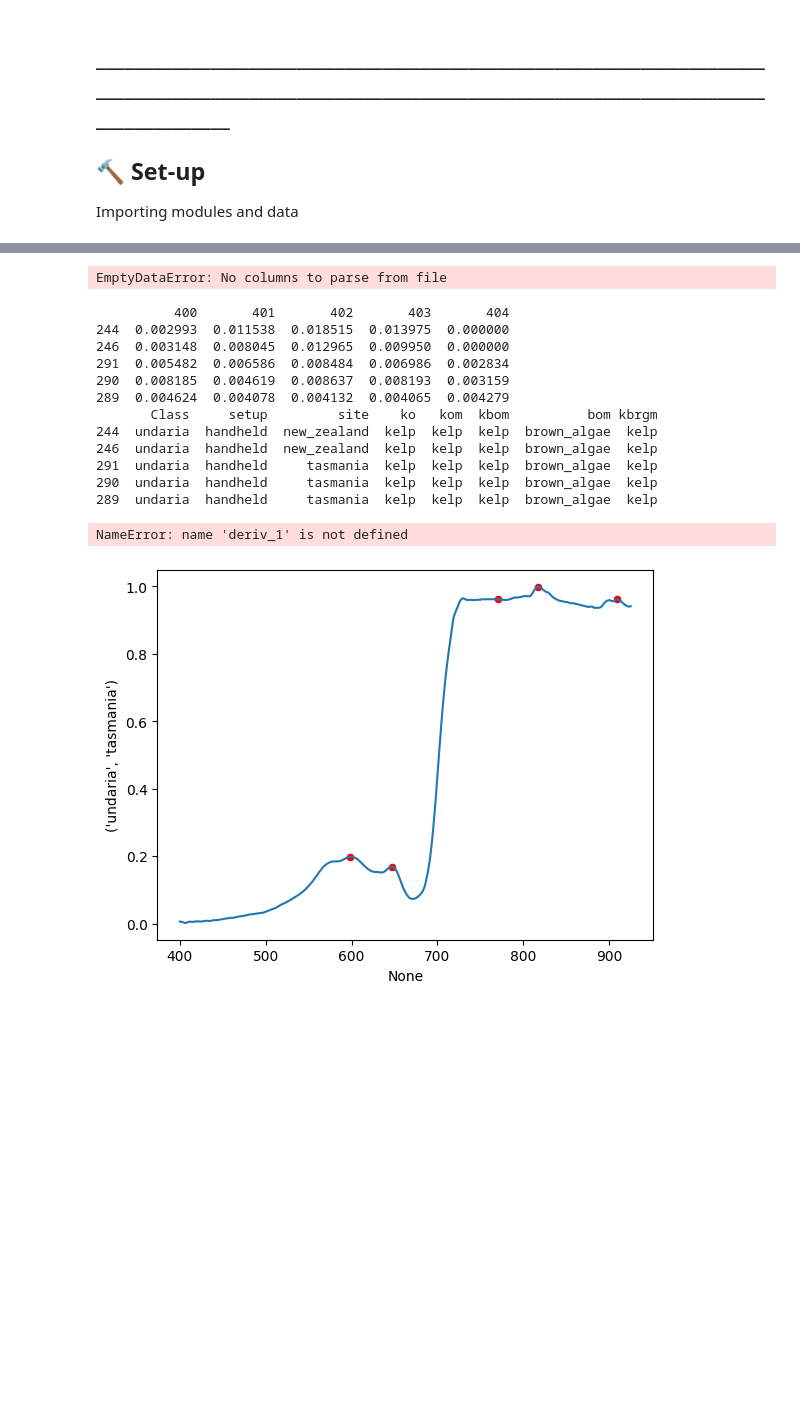
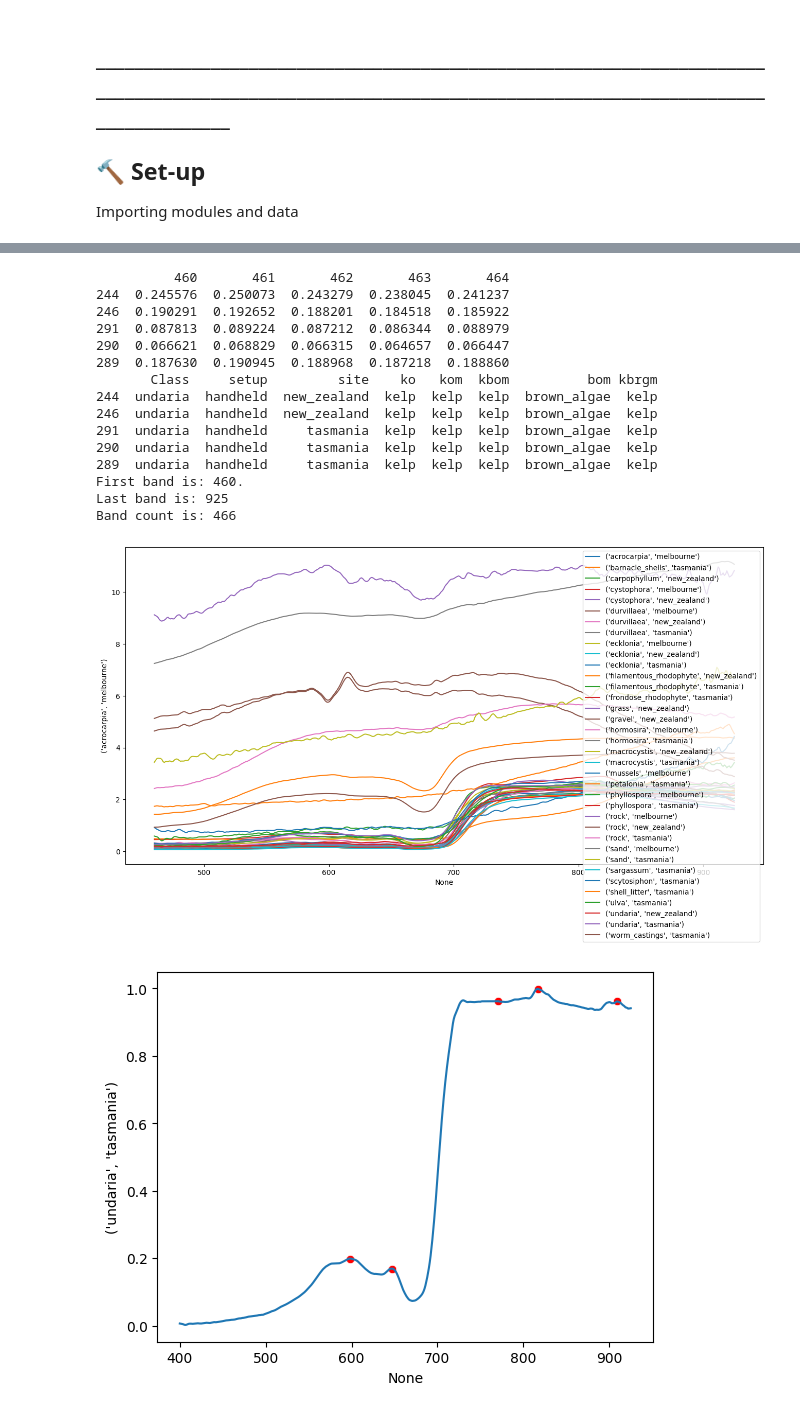
Before and after one commit to uqgrowan/Spectral-Separability-Analysis, a Jupyter notebook: spectral_separability.ipynb, the cells around one changed output, grey strips where cells are left out. Cells and saved outputs as stored; diff of their text form; code cells hidden in the pictures; blank space fills up the shorter version.

Commit message:
debugging
minor fixes to spectral_separability workbook

```diff
--- a/spectral_separability.ipynb
+++ b/spectral_separability.ipynb
@@ -70,29 +30,34 @@ Data filtered from 388 to 388 spectra.
-# %%
-# # If using resampled spectra
-spectra_prepped = pd.read_csv(resample_path)
-start_nm = 0
-end_nm = len(spectra_prepped.columns)
-# %% [output]
-EmptyDataError: No columns to parse from file
+# %%
+# Imporrt prepared spectra and labels
+spectra = pd.read_csv("data/processed/prepped_data_fullres.csv", index_col= 0)
+labels = pd.read_csv("data/labels_prepped.csv", index_col = 0)
+start_nm = spectra.columns[0]
+end_nm = len(spectra.column)
 # %%
 # Check out the first rows and columns of your data/labels
-print(spectra_prepped.iloc[:5, :5])
-print(labels_prepped.head())
+print(spectra.iloc[:5, :5])
+print(labels.head())
+print(f"First band is: {start_nm}.")
+print(f"Last band is: {spectra.columns[-1]}")
+print(f"Band count is: {end_nm}")
 # %% [output]
-          400       401       402       403       404
-244  0.002993  0.011538  0.018515  0.013975  0.000000
-246  0.003148  0.008045  0.012965  0.009950  0.000000
-291  0.005482  0.006586  0.008484  0.006986  0.002834
-290  0.008185  0.004619  0.008637  0.008193  0.003159
-289  0.004624  0.004078  0.004132  0.004065  0.004279
+          460       461       462       463       464
+244  0.245576  0.250073  0.243279  0.238045  0.241237
+246  0.190291  0.192652  0.188201  0.184518  0.185922
+291  0.087813  0.089224  0.087212  0.086344  0.088979
+290  0.066621  0.068829  0.066315  0.064657  0.066447
+289  0.187630  0.190945  0.188968  0.187218  0.188860
        Class     setup         site    ko   kom  kbom          bom kbrgm
 244  undaria  handheld  new_zealand  kelp  kelp  kelp  brown_algae  kelp
 246  undaria  handheld  new_zealand  kelp  kelp  kelp  brown_algae  kelp
 291  undaria  handheld     tasmania  kelp  kelp  kelp  brown_algae  kelp
 290  undaria  handheld     tasmania  kelp  kelp  kelp  brown_algae  kelp
 289  undaria  handheld     tasmania  kelp  kelp  kelp  brown_algae  kelp
+First band is: 460.
+Last band is: 925
+Band count is: 466
 # %%
-df = pd.concat([labels_prepped[["Class", "site"]], spectra_prepped], axis = 1)
+df = pd.concat([labels[["Class", "site"]], spectra], axis = 1)
 means = df.groupby(["Class", "site"]).mean().transpose()
 means.index = means.index.astype("int64")
 means = means.dropna(axis = 0, how = "all")
@@ -114,17 +79,17 @@ deriv_2.index = means.index #df.iloc[:,2:].columns.astype("int64")
 deriv_2.columns = means.columns
 # %%
 # Choose which dataset to plot
-plotting_data = deriv_1
+plotting_data = smoothed
 
 plt.figure(figsize = (16, 8))
 # Plot all classes
 for col in plotting_data.columns:
     sns.lineplot(data = plotting_data, x = plotting_data.index, y = plotting_data.loc[:, col], label = col )
 #plt.ylim(bottom = -0.0001 , top = 0.0001)
 plt.legend()
 plt.show()
 # %% [output]
-NameError: name 'deriv_1' is not defined
+[figure, added]
 # %%
 peaks_dict = {}
 
```
Also changed, not shown: parts of 6 cells of this notebook, 4 other files.
